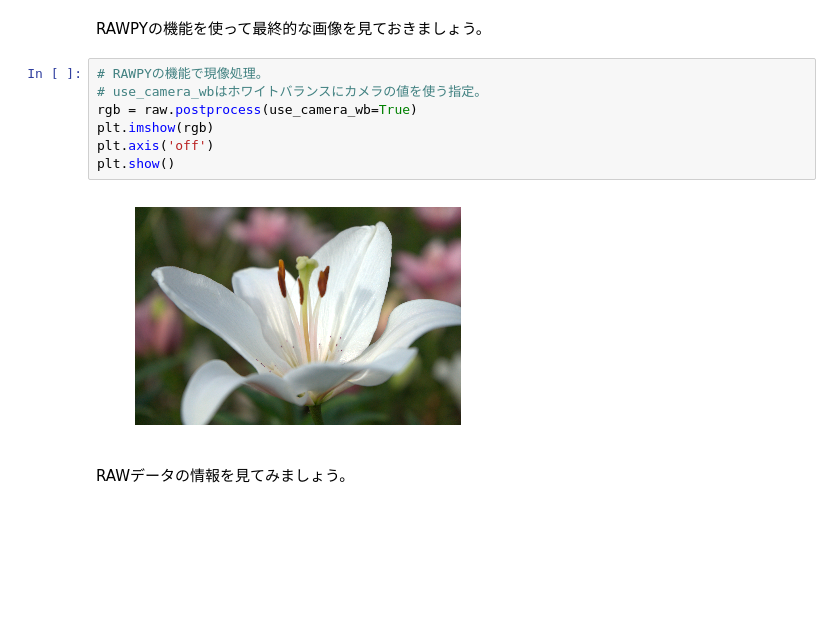
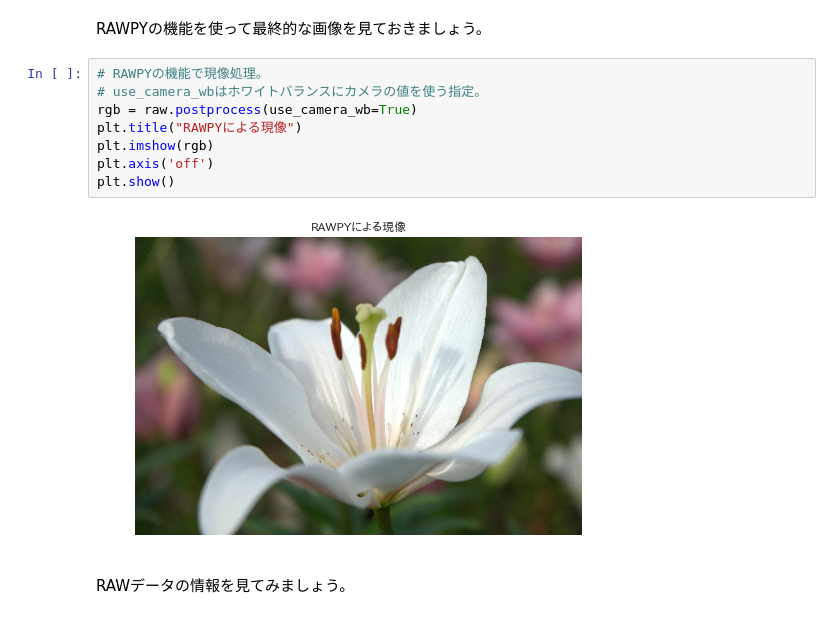
Before and after one commit to moizumi99/camera_raw_processing, a Jupyter notebook: camera_raw_chapter_6_3.ipynb, the cells around one changed output. Cells and saved outputs as stored; diff of their text form; blank space fills up the shorter version.

```diff
--- a/camera_raw_chapter_6_3.ipynb
+++ b/camera_raw_chapter_6_3.ipynb
@@ -111,12 +96,13 @@ RAWPYの機能を使って最終的な画像を見ておきましょう。
 # %%
 # RAWPYの機能で現像処理。
 # use_camera_wbはホワイトバランスにカメラの値を使う指定。
 rgb = raw.postprocess(use_camera_wb=True)
+plt.title("RAWPYによる現像")
 plt.imshow(rgb)
 plt.axis('off')
 plt.show()
 # %% [output]
-[figure, old version]
+[figure, new version]
 # %% [markdown]
 RAWデータの情報を見てみましょう。
 # %%
```
Also changed, not shown: parts of 4 cells of this notebook.
